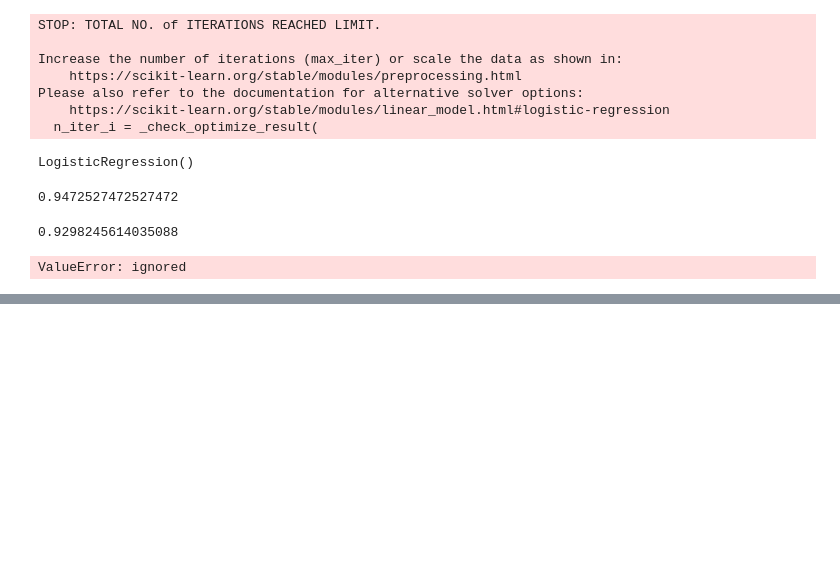
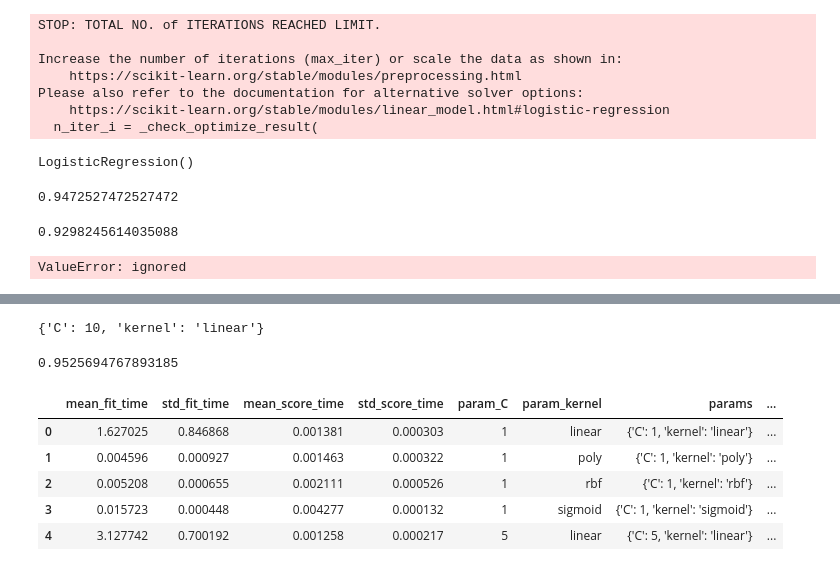
Before and after one commit to atgdot/breast_cancer_classifier, a Jupyter notebook: breast_cancer_classifier.ipynb, the cells around one changed output, grey strips where cells are left out. Drawn from its saved outputs; the diff is of its cells as text; code cells hidden in the pictures; blank space fills up the shorter version.

```diff
--- a/breast_cancer_classifier.ipynb
+++ b/breast_cancer_classifier.ipynb
@@ -226,0 +244,12 @@ ValueError: ignored
+# %%
+#hyperparameters
+
+parameters = {
+            'kernel':['linear', 'poly', 'rbf', 'sigmoid'],
+                 'C':[1,5,10,20]
+}
+# %%
+#gridsearch
+classifier = GridSearchCV(model, parameters,cv =5)
+# %%
+classifier.fit(X,Y)
@@ -226,0 +280,25 @@ ValueError: ignored
+# %%
+#best parameters
+
+best_parameters = classifier.best_params_
+print(best_parameters)
+# %% [output]
+{'C': 10, 'kernel': 'linear'}
+# %%
+#highest accuracy
+
+highest_accuracy = classifier.best_score_
+print(highest_accuracy)
+# %% [output]
+0.9525694767893185
+# %%
+results = pd.DataFrame(classifier.cv_results_)
+# %%
+results.head()
+# %% [output]
+|  | mean_fit_time | std_fit_time | mean_score_time | std_score_time | param_C | param_kernel | params | ... |
+| 0 | 1.627025 | 0.846868 | 0.001381 | 0.000303 | 1 | linear | {'C': 1, 'kernel': 'linear'} | ... |
+| 1 | 0.004596 | 0.000927 | 0.001463 | 0.000322 | 1 | poly | {'C': 1, 'kernel': 'poly'} | ... |
+| 2 | 0.005208 | 0.000655 | 0.002111 | 0.000526 | 1 | rbf | {'C': 1, 'kernel': 'rbf'} | ... |
+| 3 | 0.015723 | 0.000448 | 0.004277 | 0.000132 | 1 | sigmoid | {'C': 1, 'kernel': 'sigmoid'} | ... |
+| 4 | 3.127742 | 0.700192 | 0.001258 | 0.000217 | 5 | linear | {'C': 5, 'kernel': 'linear'} | ... |
```
Also changed, not shown: parts of 27 cells of this notebook.
